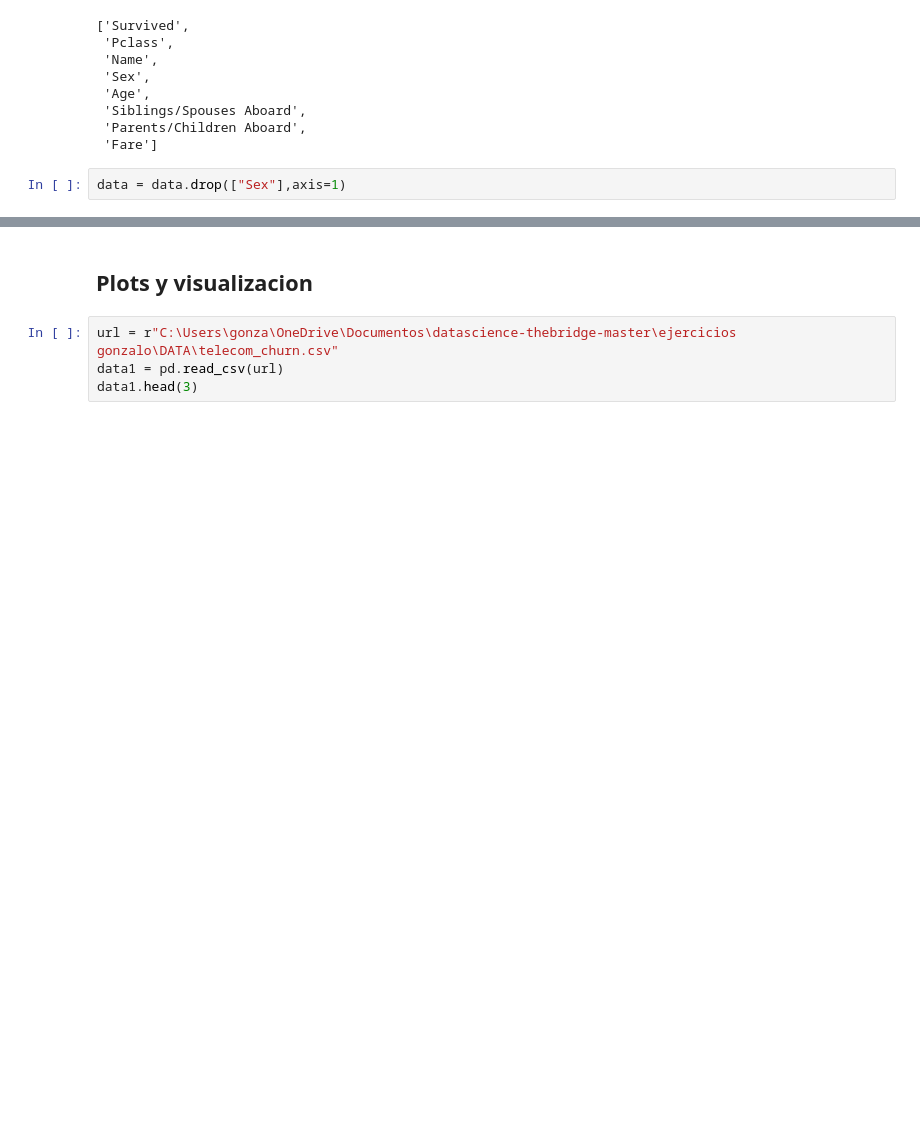
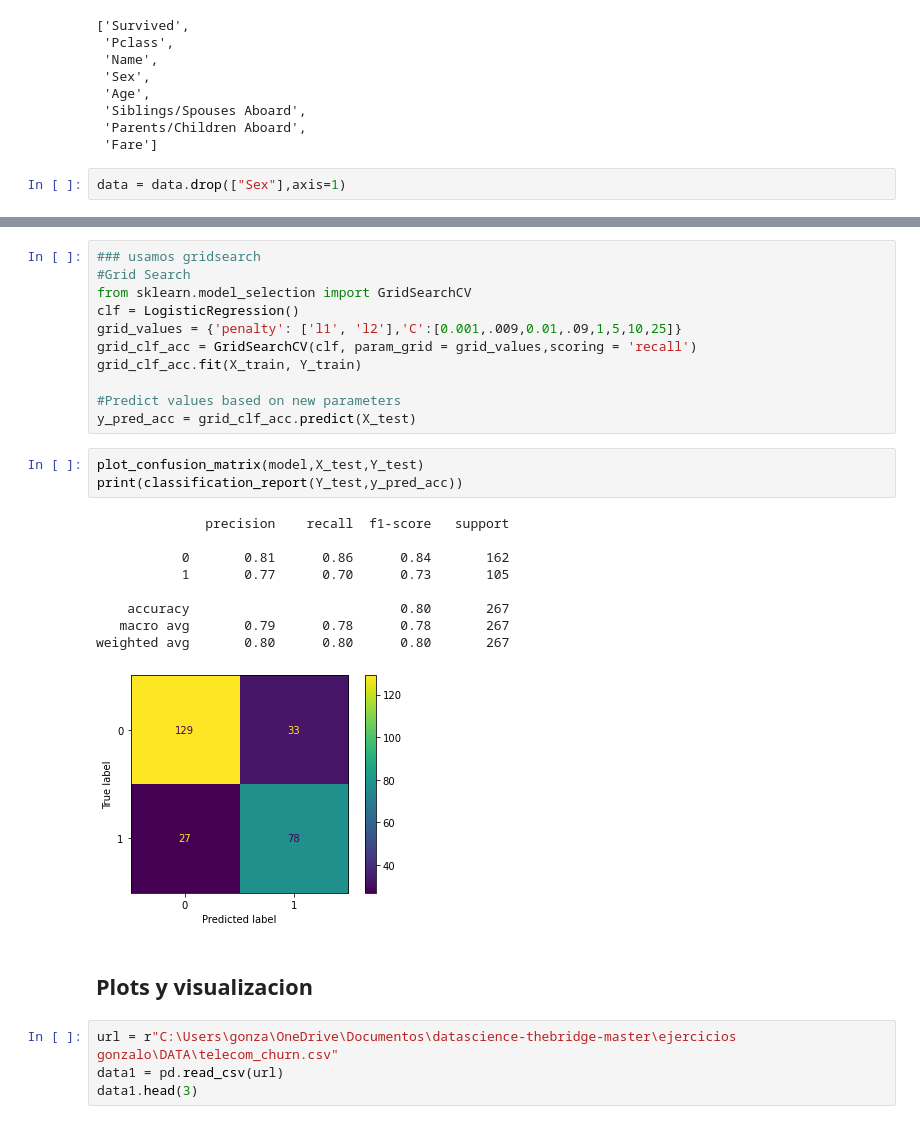
Before and after one commit to gonzalo71/TestGit, a Jupyter notebook: Udemy_exercices/Udemy_visualizacion.ipynb, the cells around one changed output, grey strips where cells are left out. Drawn from its saved outputs; the diff is of its cells as text; blank space fills up the shorter version.

```diff
--- a/Udemy_exercices/Udemy_visualizacion.ipynb
+++ b/Udemy_exercices/Udemy_visualizacion.ipynb
@@ -52,3 +93,27 @@ pd.concat([data,dummy_sex],axis=1)
+# %%
+### usamos gridsearch
+#Grid Search
+from sklearn.model_selection import GridSearchCV
+clf = LogisticRegression()
+grid_values = {'penalty': ['l1', 'l2'],'C':[0.001,.009,0.01,.09,1,5,10,25]}
+grid_clf_acc = GridSearchCV(clf, param_grid = grid_values,scoring = 'recall')
+grid_clf_acc.fit(X_train, Y_train)
+
+#Predict values based on new parameters
+y_pred_acc = grid_clf_acc.predict(X_test)
+# %%
+plot_confusion_matrix(model,X_test,Y_test)
+print(classification_report(Y_test,y_pred_acc))
+# %% [output]
+              precision    recall  f1-score   support
+
+           0       0.81      0.86      0.84       162
+           1       0.77      0.70      0.73       105
+
+    accuracy                           0.80       267
+   macro avg       0.79      0.78      0.78       267
+weighted avg       0.80      0.80      0.80       267
+[figure, added]
 # %% [markdown]
 ## Plots y visualizacion
 # %%
```
Also changed, not shown: parts of 15 cells of this notebook.
